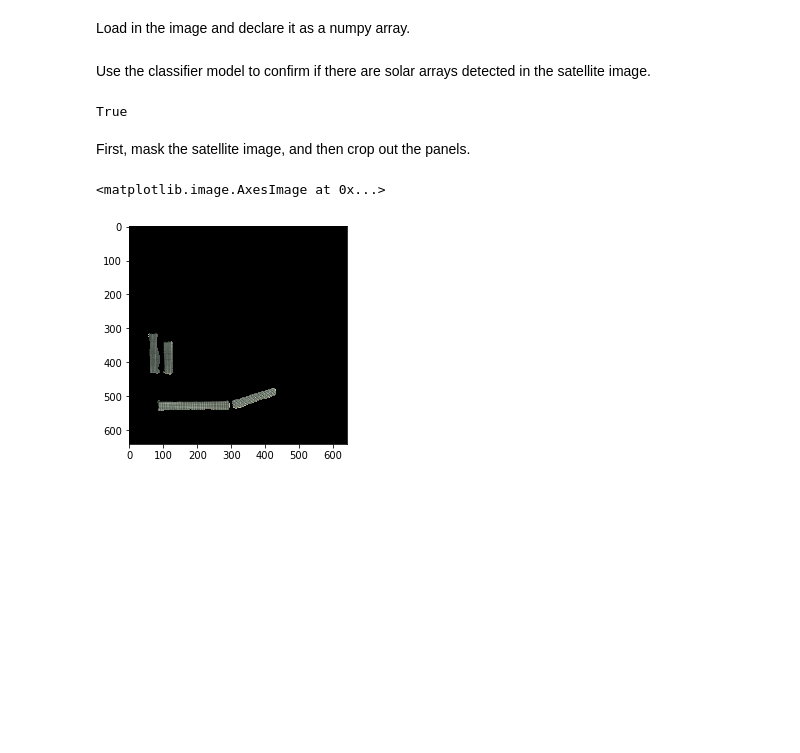
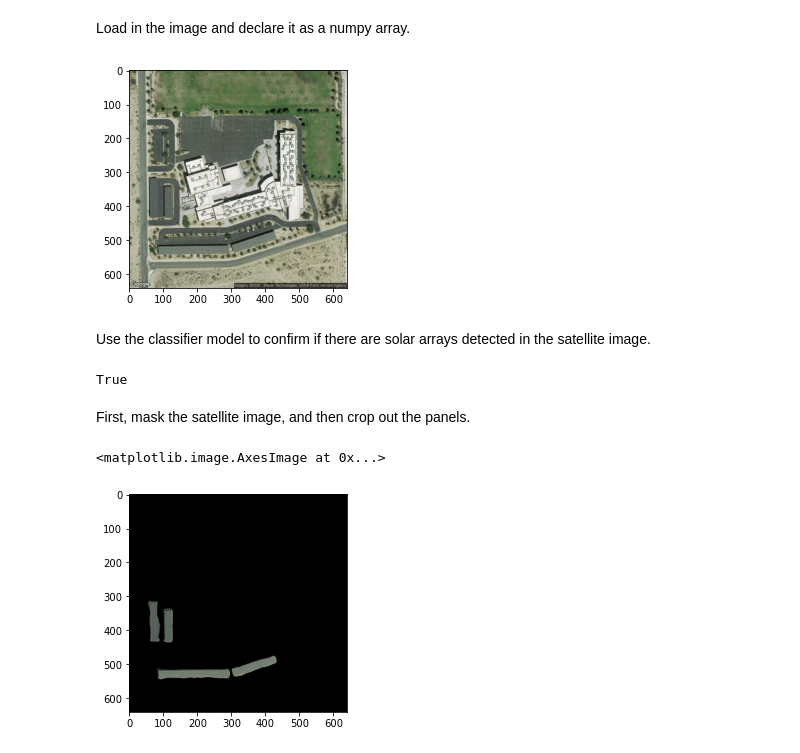
Before and after one commit to NREL/Panel-Segmentation, a Jupyter notebook: Panel_Detection_example.ipynb, the cells around one changed output. Cells and saved outputs as stored; diff of their text form; code cells hidden in the pictures; blank space fills up the shorter version.

```diff
--- a/Panel_Detection_example.ipynb
+++ b/Panel_Detection_example.ipynb
@@ -40,10 +43,13 @@ panelseg = pseg.PanelDetection(model_file_path ='./panel_segmentation/VGG16Net_C
 # %% [markdown]
 Load in the image and declare it as a numpy array.
 # %%
-x = imagex.load_img(file_name_save,
+x = imagex.load_img("./panel_segmentation/examples/Panel_Detection_Examples/sat_img.png",
                         color_mode='rgb',
                         target_size=(640,640))
+plt.imshow(x)
 x = np.array(x)
+# %% [output]
+[figure, added]
 # %% [markdown]
 Use the classifier model to confirm if there are solar arrays detected in the satellite image.
 # %%
```
Also changed, not shown: parts of 7 cells of this notebook, 7 other files.
